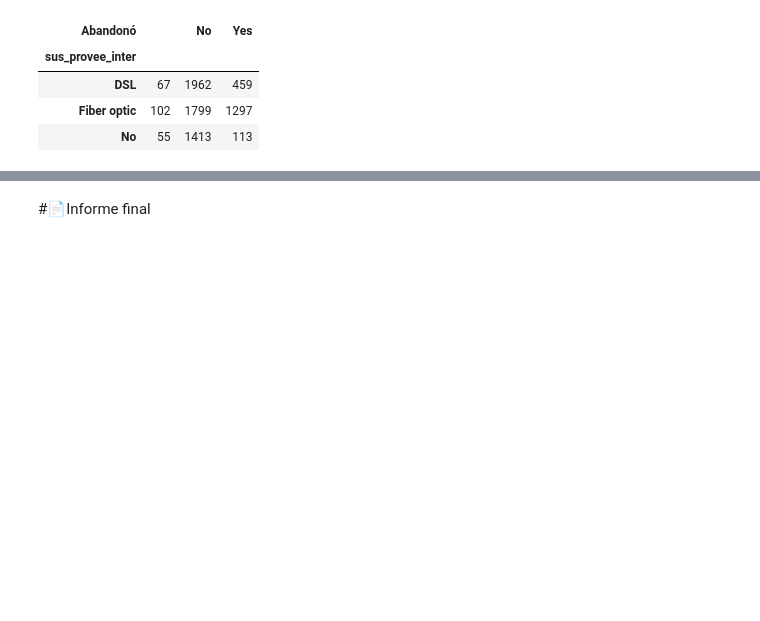
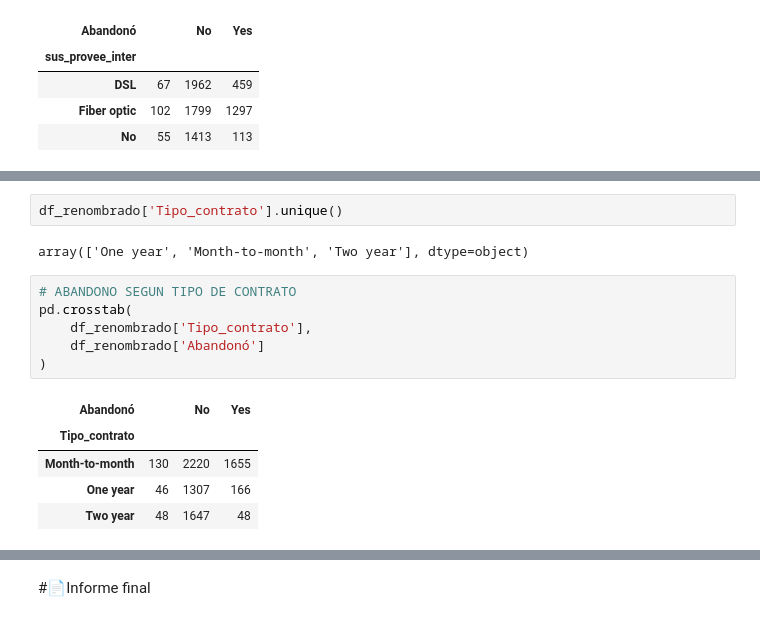
Before and after one commit to Charlymanuk/DESAFIO-TELECOM, a Jupyter notebook: TelecomX_LATAM.ipynb, the cells around one changed output, grey strips where cells are left out. Saved outputs shown, nothing was run; the diff lists cells and outputs as text; blank space fills up the shorter version.

```diff
--- a/TelecomX_LATAM.ipynb
+++ b/TelecomX_LATAM.ipynb
@@ -167,0 +220,16 @@ pd.crosstab(
+# %%
+df_renombrado['Tipo_contrato'].unique()
+# %% [output]
+array(['One year', 'Month-to-month', 'Two year'], dtype=object)
+# %%
+# ABANDONO SEGUN TIPO DE CONTRATO
+pd.crosstab(
+    df_renombrado['Tipo_contrato'],
+    df_renombrado['Abandonó']
+)
+# %% [output]
+| Abandonó |  | No | Yes |
+| Tipo_contrato |  |  |  |
+| Month-to-month | 130 | 2220 | 1655 |
+| One year | 46 | 1307 | 166 |
+| Two year | 48 | 1647 | 48 |
```
Also changed, not shown: parts of 26 cells of this notebook.
